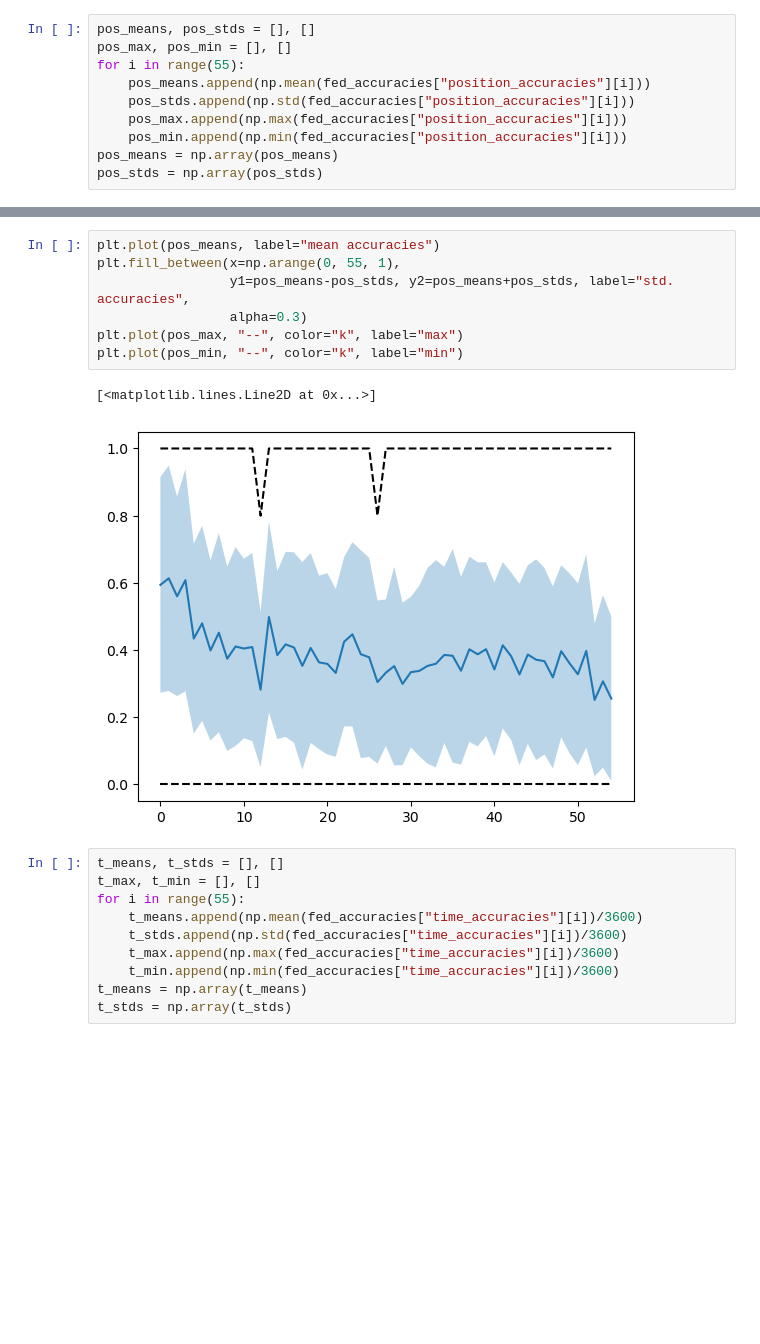
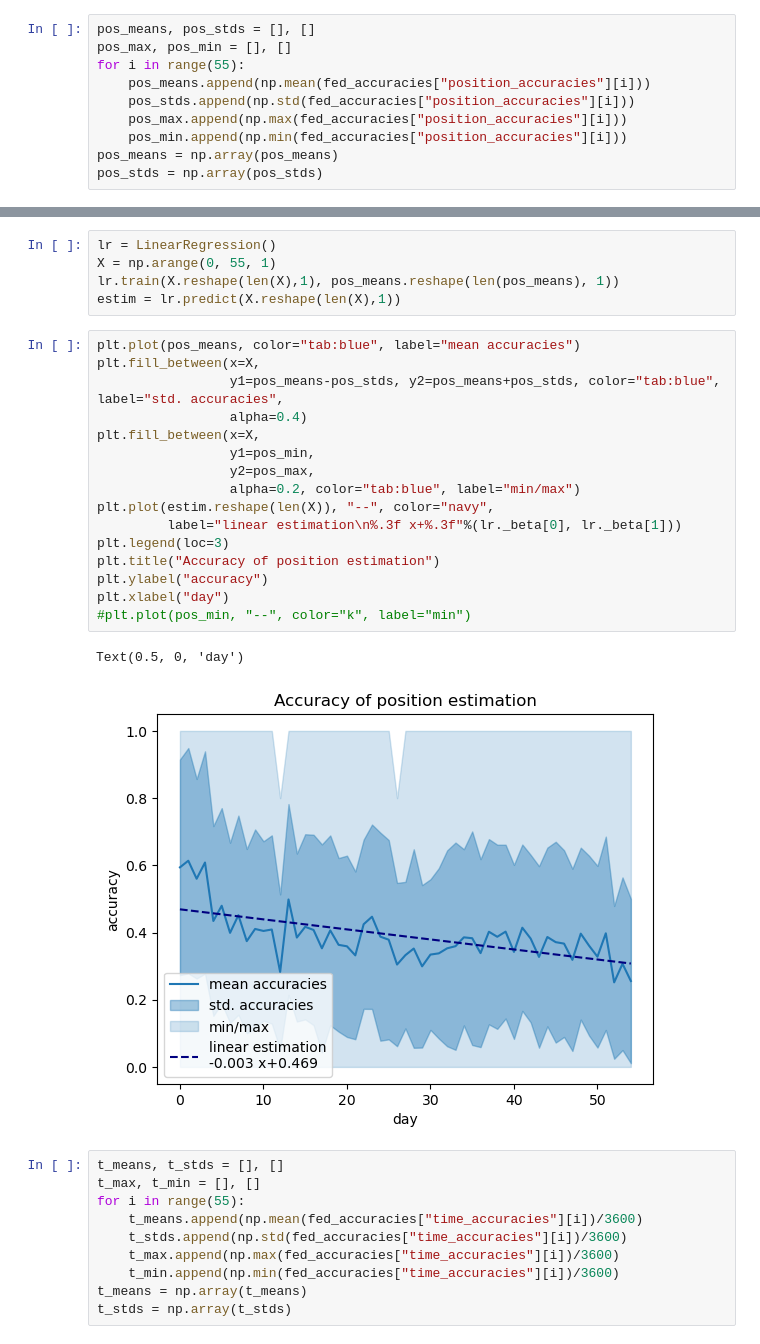
Before and after one commit to alelevente/sumo_sec, a Jupyter notebook: 03_src/08_fed_learning/eval_evil.ipynb, the cells around one changed output, grey strips where cells are left out. Drawn from its saved outputs; the diff is of its cells as text; blank space fills up the shorter version.

Commit message:
visualization

```diff
--- a/03_src/08_fed_learning/eval_evil.ipynb
+++ b/03_src/08_fed_learning/eval_evil.ipynb
@@ -114,13 +149,27 @@ pos_stds = np.array(pos_stds)
+# %%
+lr = LinearRegression()
+X = np.arange(0, 55, 1)
+lr.train(X.reshape(len(X),1), pos_means.reshape(len(pos_means), 1))
+estim = lr.predict(X.reshape(len(X),1))
 # %%
-plt.plot(pos_means, label="mean accuracies")
-plt.fill_between(x=np.arange(0, 55, 1),
-                 y1=pos_means-pos_stds, y2=pos_means+pos_stds, label="std. accuracies",
-                 alpha=0.3)
-plt.plot(pos_max, "--", color="k", label="max")
-plt.plot(pos_min, "--", color="k", label="min")
+plt.plot(pos_means, color="tab:blue", label="mean accuracies")
+plt.fill_between(x=X,
+                 y1=pos_means-pos_stds, y2=pos_means+pos_stds, color="tab:blue", label="std. accuracies",
+                 alpha=0.4)
+plt.fill_between(x=X,
+                 y1=pos_min,
+                 y2=pos_max,
+                 alpha=0.2, color="tab:blue", label="min/max")
+plt.plot(estim.reshape(len(X)), "--", color="navy",
+         label="linear estimation\n%.3f x+%.3f"%(lr._beta[0], lr._beta[1]))
+plt.legend(loc=3)
+plt.title("Accuracy of position estimation")
+plt.ylabel("accuracy")
+plt.xlabel("day")
+#plt.plot(pos_min, "--", color="k", label="min")
 # %% [output]
-[<matplotlib.lines.Line2D at 0x...>]
+Text(0.5, 0, 'day')
-[figure, old version]
+[figure, new version]
 # %%
 t_means, t_stds = [], []
 t_max, t_min = [], []
```
Also changed, not shown: parts of 6 cells of this notebook, 1 other file.
